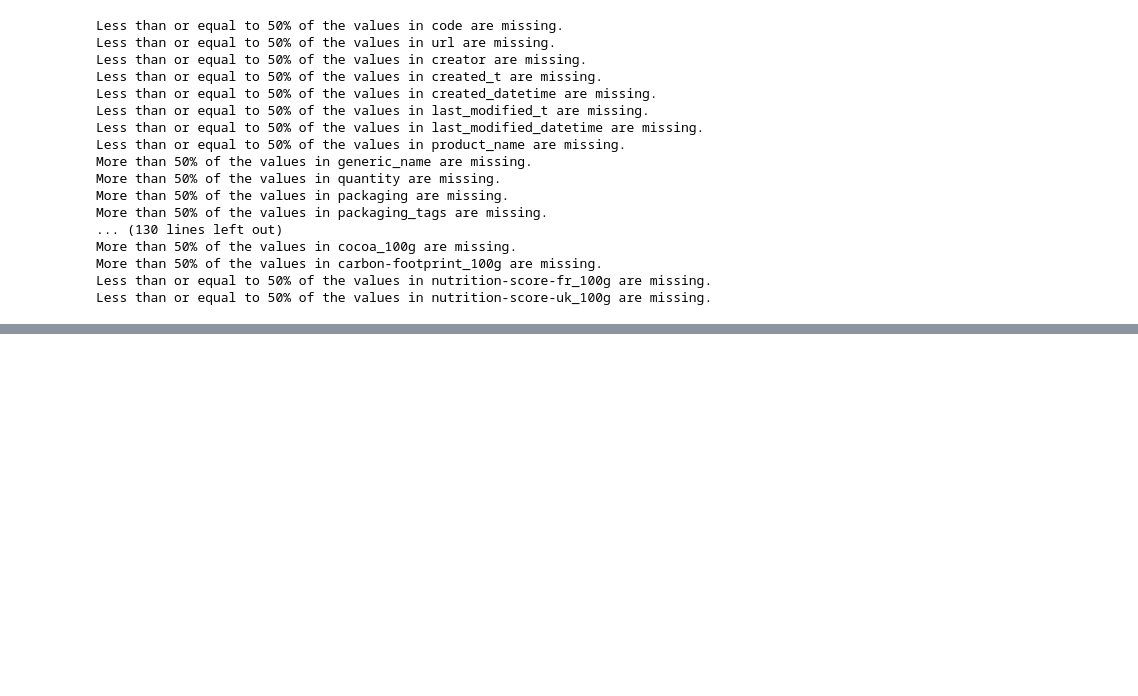
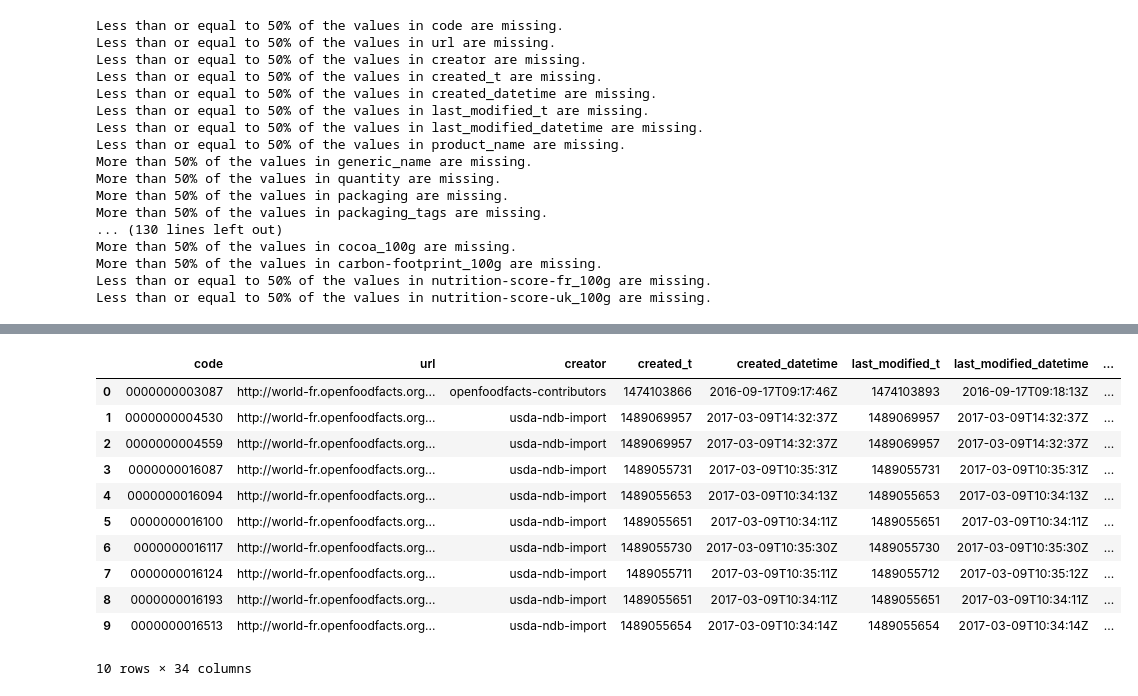
Before and after one commit to amaye15/OpenClassroom--Machine-Learning-Engineer, a Jupyter notebook: P2/P2.ipynb, the cells around one changed output, grey strips where cells are left out. Saved outputs shown, nothing was run; the diff lists cells and outputs as text; code cells hidden in the pictures; blank space fills up the shorter version.

```diff
--- a/P2/P2.ipynb
+++ b/P2/P2.ipynb
@@ -133,0 +145,15 @@ Less than or equal to 50% of the values in 'nutrition-score-uk_100g' are missing
+# %%
+df.head(10)
+# %% [output]
+|  | code | url | creator | created_t | created_datetime | last_modified_t | last_modified_datetime | ... |
+| 0 | 0000000003087 | http://world-fr.openfoodfacts.org... | openfoodfacts-contributors | 1474103866 | 2016-09-17T09:17:46Z | 1474103893 | 2016-09-17T09:18:13Z | ... |
+| 1 | 0000000004530 | http://world-fr.openfoodfacts.org... | usda-ndb-import | 1489069957 | 2017-03-09T14:32:37Z | 1489069957 | 2017-03-09T14:32:37Z | ... |
+| 2 | 0000000004559 | http://world-fr.openfoodfacts.org... | usda-ndb-import | 1489069957 | 2017-03-09T14:32:37Z | 1489069957 | 2017-03-09T14:32:37Z | ... |
+| 3 | 0000000016087 | http://world-fr.openfoodfacts.org... | usda-ndb-import | 1489055731 | 2017-03-09T10:35:31Z | 1489055731 | 2017-03-09T10:35:31Z | ... |
+| 4 | 0000000016094 | http://world-fr.openfoodfacts.org... | usda-ndb-import | 1489055653 | 2017-03-09T10:34:13Z | 1489055653 | 2017-03-09T10:34:13Z | ... |
+| 5 | 0000000016100 | http://world-fr.openfoodfacts.org... | usda-ndb-import | 1489055651 | 2017-03-09T10:34:11Z | 1489055651 | 2017-03-09T10:34:11Z | ... |
+| 6 | 0000000016117 | http://world-fr.openfoodfacts.org... | usda-ndb-import | 1489055730 | 2017-03-09T10:35:30Z | 1489055730 | 2017-03-09T10:35:30Z | ... |
+| 7 | 0000000016124 | http://world-fr.openfoodfacts.org... | usda-ndb-import | 1489055711 | 2017-03-09T10:35:11Z | 1489055712 | 2017-03-09T10:35:12Z | ... |
+| 8 | 0000000016193 | http://world-fr.openfoodfacts.org... | usda-ndb-import | 1489055651 | 2017-03-09T10:34:11Z | 1489055651 | 2017-03-09T10:34:11Z | ... |
+| 9 | 0000000016513 | http://world-fr.openfoodfacts.org... | usda-ndb-import | 1489055654 | 2017-03-09T10:34:14Z | 1489055654 | 2017-03-09T10:34:14Z | ... |
+10 rows × 34 columns
```
Also changed, not shown: parts of 15 cells of this notebook.
